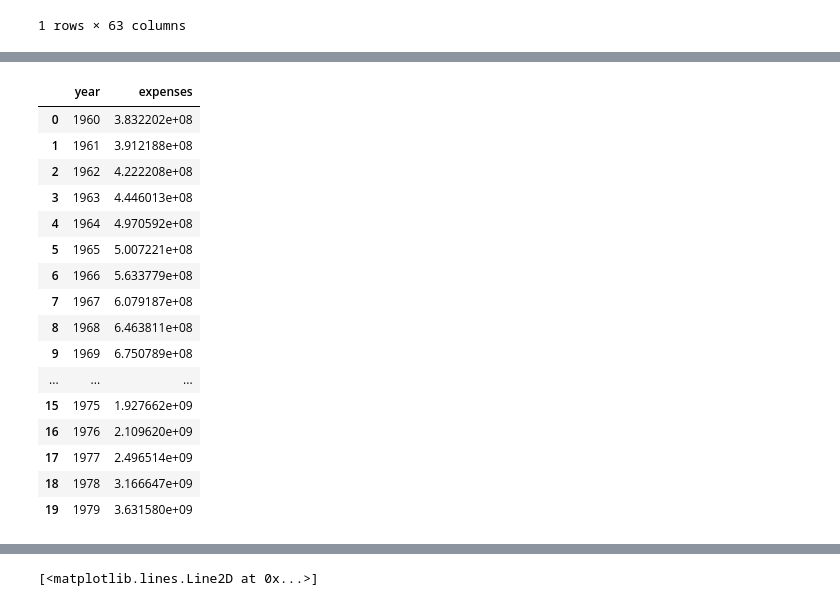
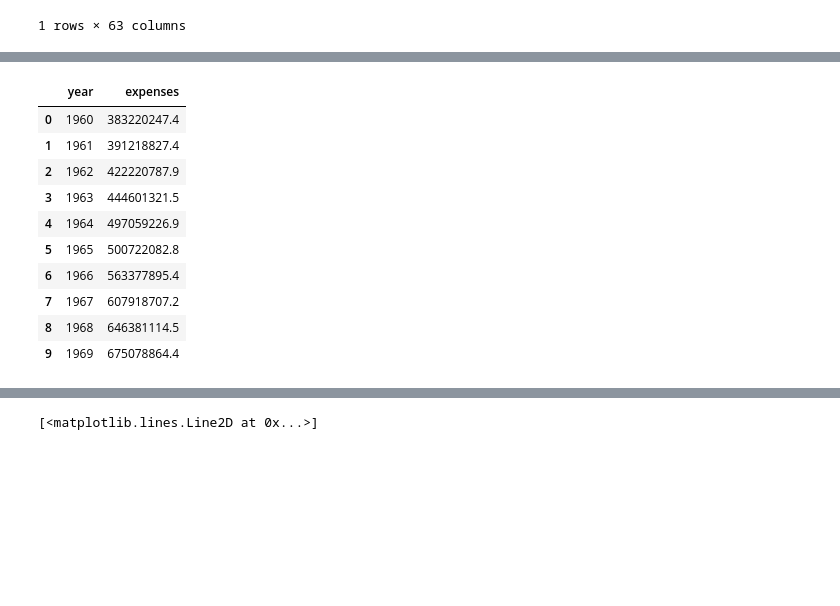
Before and after one commit to stijnverpoest/BRICS-economy, a Jupyter notebook: Military Spending.ipynb, the cells around one changed output, grey strips where cells are left out. Drawn from its saved outputs; the diff is of its cells as text; code cells hidden in the pictures; blank space fills up the shorter version.

```diff
--- a/Military Spending.ipynb
+++ b/Military Spending.ipynb
@@ -27,4 +26,5 @@ df_belgium.head()
 | 15 | Belgium | BEL | Country | Military expenditure (current USD) | 383220247.4 | 391218827.4 | 422220787.9 | 444601321.5 | 497059226.9 | 500722082.8 | ... |
 1 rows × 63 columns
 # %%
-df_belgium_years = df_belgium.iloc[:,4:63]
+df_belgium_years = df_belgium.iloc[:,4:]
+df_belgium_years.head()
@@ -37,26 +35,18 @@ df_belgium_years.head()
 # %%
-df_belgium_years_rows = df_belgium_years.melt()
+df_belgium_years_rows = df_belgium_years.melt(var_name = "year", value_name = "expenses")
+df_belgium_years_rows.head(10)
+# %% [output]
+|  | year | expenses |
+| 0 | 1960 | 383220247.4 |
+| 1 | 1961 | 391218827.4 |
+| 2 | 1962 | 422220787.9 |
+| 3 | 1963 | 444601321.5 |
+| 4 | 1964 | 497059226.9 |
+| 5 | 1965 | 500722082.8 |
+| 6 | 1966 | 563377895.4 |
+| 7 | 1967 | 607918707.2 |
+| 8 | 1968 | 646381114.5 |
+| 9 | 1969 | 675078864.4 |
-# %%
-df_belgium_years_rows.rename(columns = {"variable":"year", "value":"expenses"}, inplace = True)
-df_belgium_years_rows.head(20)
-# %% [output]
-|  | year | expenses |
-| 0 | 1960 | 3.832202e+08 |
-| 1 | 1961 | 3.912188e+08 |
-| 2 | 1962 | 4.222208e+08 |
-| 3 | 1963 | 4.446013e+08 |
-| 4 | 1964 | 4.970592e+08 |
-| 5 | 1965 | 5.007221e+08 |
-| 6 | 1966 | 5.633779e+08 |
-| 7 | 1967 | 6.079187e+08 |
-| 8 | 1968 | 6.463811e+08 |
-| 9 | 1969 | 6.750789e+08 |
-| ... | ... | ... |
-| 15 | 1975 | 1.927662e+09 |
-| 16 | 1976 | 2.109620e+09 |
-| 17 | 1977 | 2.496514e+09 |
-| 18 | 1978 | 3.166647e+09 |
-| 19 | 1979 | 3.631580e+09 |
 # %%
 df_belgium_years_rows
 plt.scatter(df_belgium_years_rows.year, df_belgium_years_rows.expenses)
```
Also changed, not shown: parts of 10 cells of this notebook.
